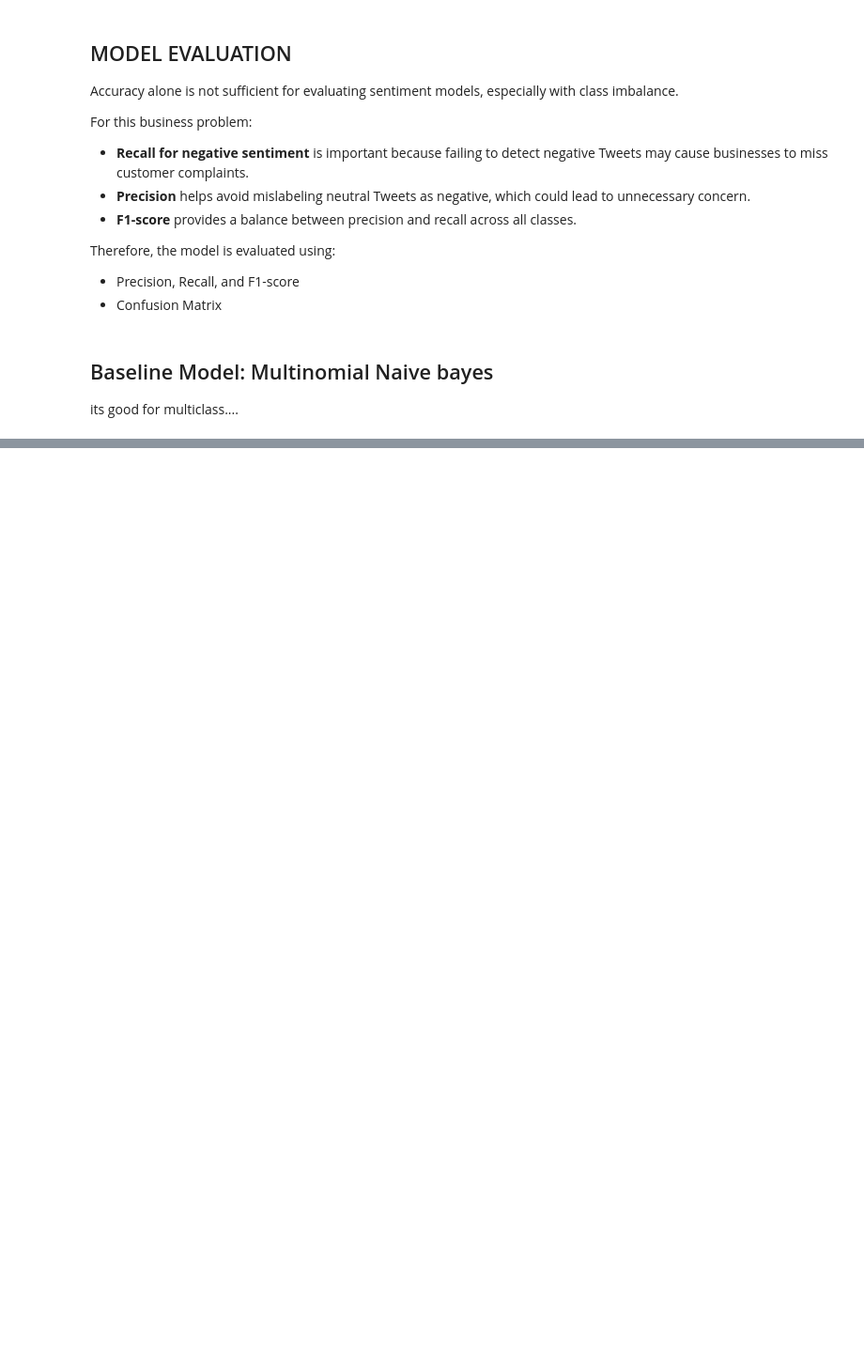
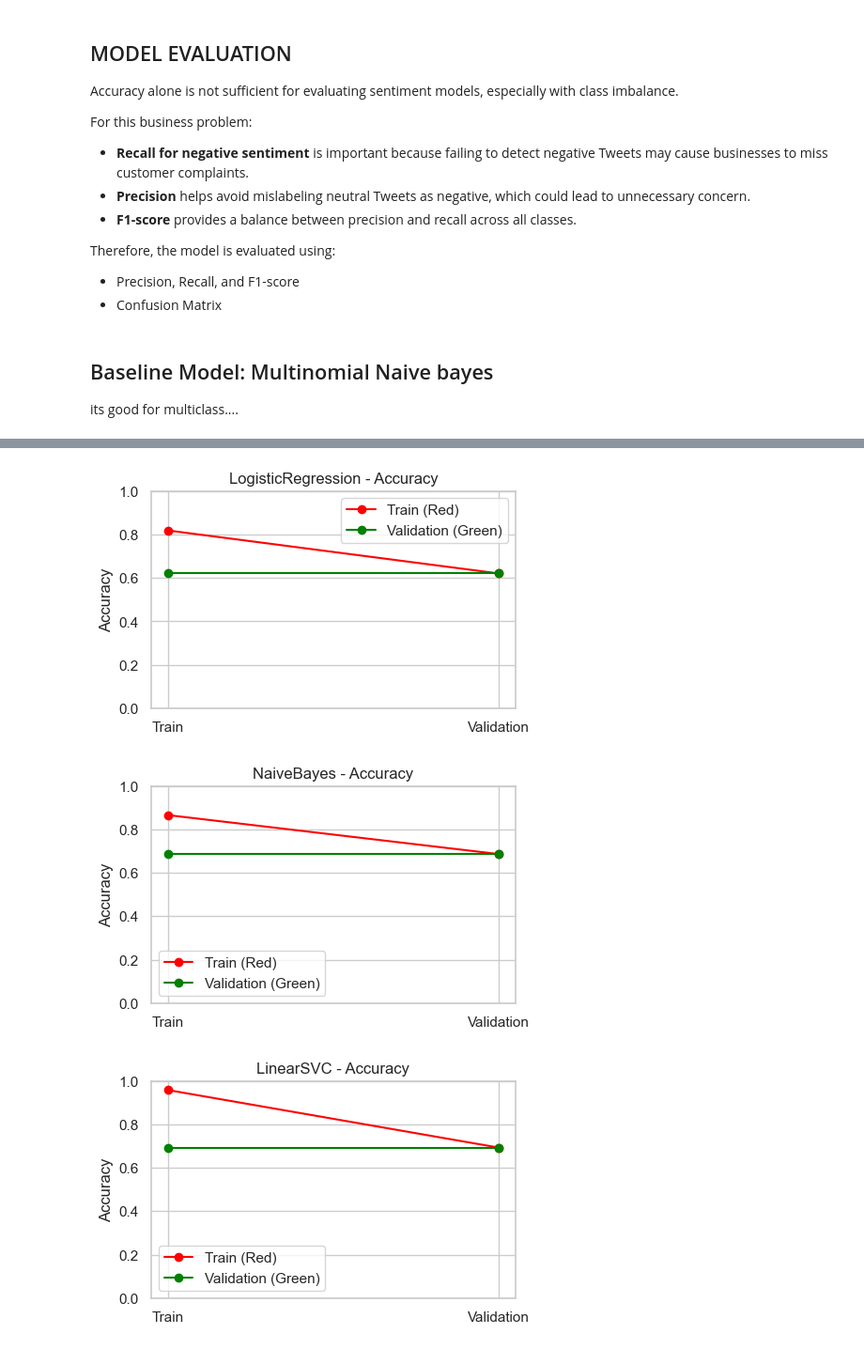
Before and after one commit to lorenaterah/Sentiment-Analysis-NLP, a Jupyter notebook: Notebooks/Sharon.ipynb, the cells around one changed output, grey strips where cells are left out. Shown at 94% size. Saved outputs shown, nothing was run; the diff lists cells and outputs as text; code cells hidden in the pictures; blank space fills up the shorter version.

```diff
--- a/Notebooks/Sharon.ipynb
+++ b/Notebooks/Sharon.ipynb
@@ -791,0 +961,30 @@ For the business, this means:
+# %%
+def plot_accuracy_per_model(results):
+    """
+    Plots train vs validation accuracy for each model individually.
+    """
+    for model_name, metrics in results.items():
+        plt.figure(figsize=(5,3))
+
+        # get train and val accuracy
+        train_acc = metrics['train_acc']
+        val_acc = metrics['val_acc']
+
+        # plot them
+        plt.plot(['Train', 'Validation'], [train_acc, val_acc],
+                 color='red', marker='o', label='Accuracy')
+        plt.plot(['Train', 'Validation'], [val_acc, val_acc],
+                 color='green', marker='o', label='Validation Accuracy')  # just to show both colors
+        plt.title(f"{model_name} - Accuracy")
+        plt.ylabel("Accuracy")
+        plt.ylim(0, 1)
+        plt.legend(['Train (Red)', 'Validation (Green)'])
+        plt.grid(True)
+        plt.savefig(f"..\\Visuals\\{model_name}_results.png", dpi=300, bbox_inches='tight')
+        plt.show()
+# %%
+plot_accuracy_per_model(results)
+# %% [output]
+[figure, added]
+[figure, added]
+[figure, added]
```
Also changed, not shown: parts of 12 cells of this notebook, 10 other files.
